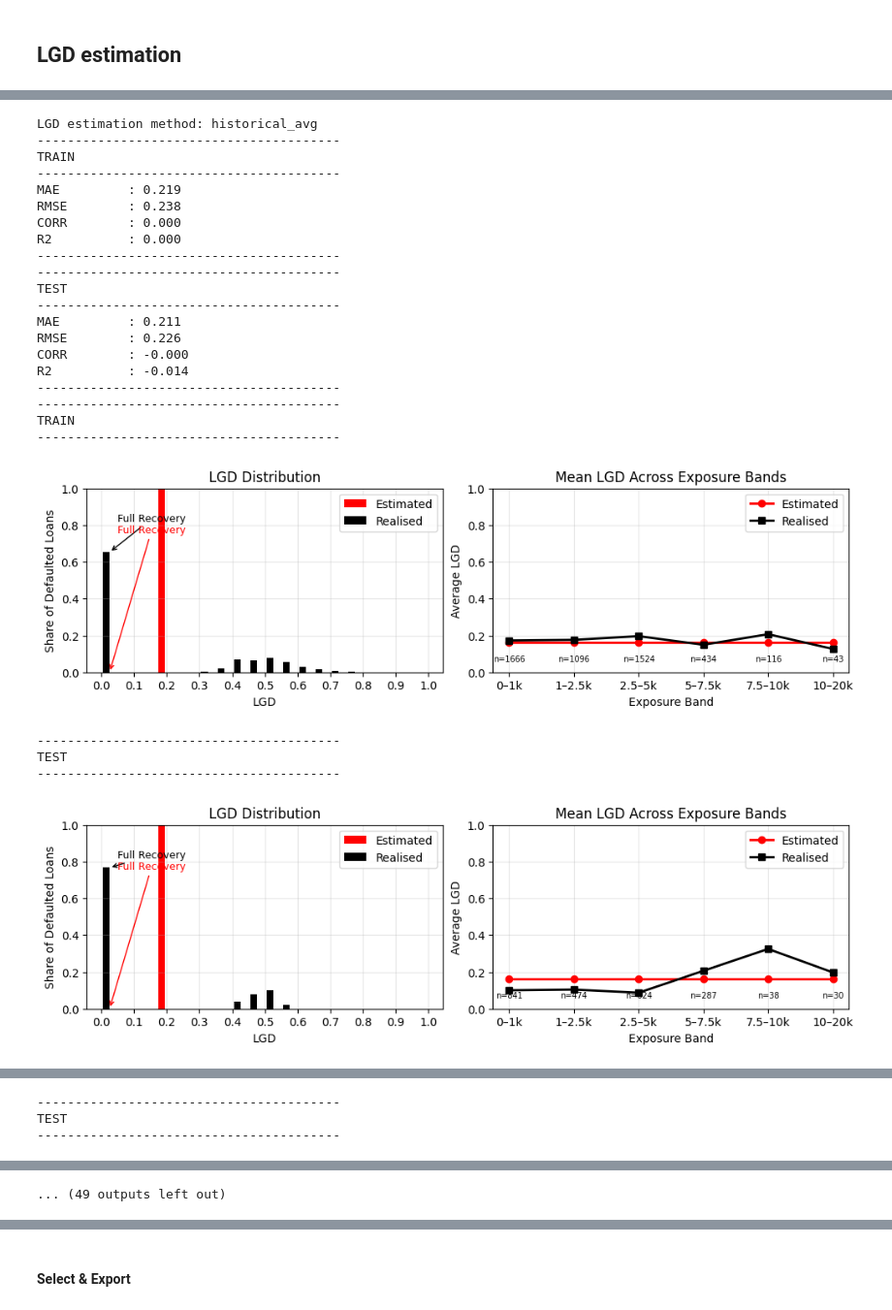
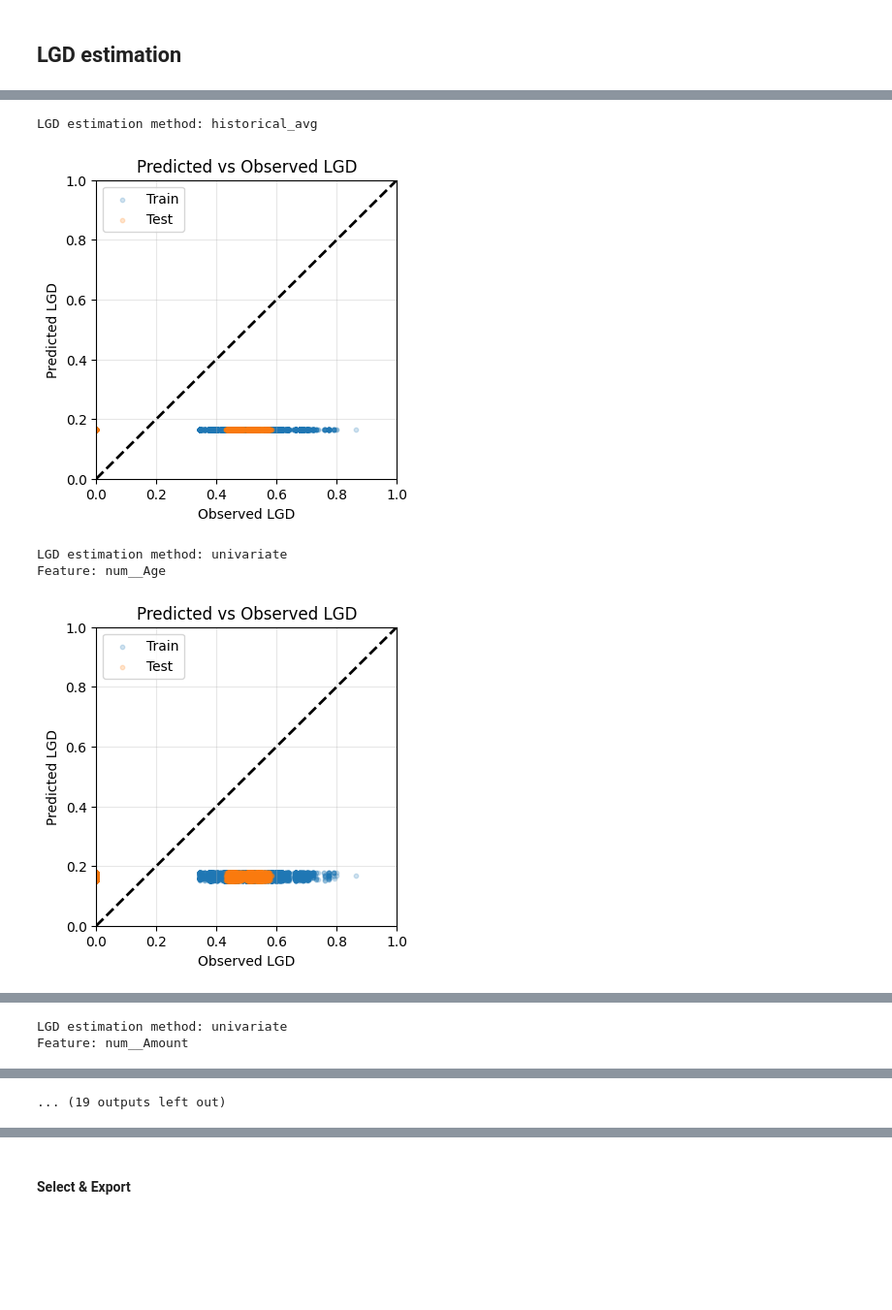
Before and after one commit to kostis2019/CREDIT-RISK-FRAMEWORK, a Jupyter notebook: notebooks/05_LGD_experimenting.ipynb, the cells around one changed output, grey strips where cells are left out. Shown at 97% size. Drawn from its saved outputs; the diff is of its cells as text; code cells hidden in the pictures; blank space fills up the shorter version.

Commit message:
Major framework refactoring: modular PD/LGD pipelines, preprocessing, model selection, EL calculation and capital framework preparation.

```diff
--- a/notebooks/05_LGD_experimenting.ipynb
+++ b/notebooks/05_LGD_experimenting.ipynb
@@ -246,22 +286,0 @@ default12                                      0         0.000000
-# %%
-# impute
-
-imputer = SimpleImputer(strategy="median")
-
-X_trai[num_cols] = imputer.fit_transform(X_trai[num_cols])
-X_test[num_cols] = imputer.transform(X_test[num_cols])
-
-imputer = SimpleImputer(strategy="most_frequent")
-
-X_trai[cat_cols] = imputer.fit_transform(X_trai[cat_cols])
-X_test[cat_cols] = imputer.transform(X_test[cat_cols])
-
-# scale for regression
-
-scaler = StandardScaler()
-
-X_trai_scaled = X_trai.copy()
-X_test_scaled = X_test.copy()
-
-X_trai_scaled[num_cols] = scaler.fit_transform(X_trai_scaled[num_cols])
-X_test_scaled[num_cols] = scaler.transform(X_test_scaled[num_cols])
@@ -397,74 +417,47 @@ for experiment, method, variable in experiments:
 
     # fit lgds on training dataset
 
-    lgd_model = fit_lgd(ds_trai, method=method, one_variable=variable)
+    lgd_model = fit_lgd(ds_trai_emp, method=method, one_variable=variable)
 
     # transform lgds on training dataset
 
-    ds_trai   = transform_lgd(ds_trai, lgd_model)
+    pred_trai   = transform_lgd(ds_trai_emp, lgd_model)
 
     # transform lgds on testing dataset
 
-    ds_test   = transform_lgd(ds_test, lgd_model)
+    pred_test   = transform_lgd(ds_test_emp, lgd_model)
 
     # evaluate: calculate metrics
 
-    metrics_trai = my_regression_metrics(ds_trai["LossGivenDefault"], ds_trai["LGD"], dataset_name="TRAIN", verbose=True)
-    metrics_test = my_regression_metrics(ds_test["LossGivenDefault"], ds_test["LGD"], dataset_name="TEST" , verbose=True)
+    metrics_trai = my_regression_metrics(pred_trai["LossGivenDefault"], pred_trai["LGD"], dataset_name="TRAIN", verbose=False)
+    metrics_test = my_regression_metrics(pred_test["LossGivenDefault"], pred_test["LGD"], dataset_name="TEST" , verbose=False)
 
     # append
 
     metrics_trai["Experiment"] = experiment
     metrics_trai["Dataset"]    = "TRAIN"
     metrics_trai["Method"]     = method
     metrics_trai["Variable"]   = variable
     experiment_metrics.append(metrics_trai)
 
     metrics_test["Experiment"] = experiment
     metrics_test["Dataset"]    = "TEST"
     metrics_test["Method"]     = method
     metrics_test["Variable"]   = variable
     experiment_metrics.append(metrics_test)
 
     # evaluate: visually
 
-    print("-" * 40)
-    print("TRAIN")
-    print("-" * 40)
-    compare_lgd_distributions(ds_trai)
-    print("-" * 40)
-    print("TEST")
-    print("-" * 40)
-    compare_lgd_distributions(ds_test)
+    pred_vs_obs_lgd(pred_trai, pred_test)
 
 # put together
 
-experiment_metrics = pd.DataFrame(experiment_metrics)
-display(experiment_metrics.sort_values(by=["Experiment", "Dataset"], ascending=[False, False]))
+experiment_metrics_EMPIRICAL = pd.DataFrame(experiment_metrics)
+display(experiment_metrics_EMPIRICAL.sort_values(by=["Experiment", "Dataset"], ascending=[False, False]))
 # %% [output]
 LGD estimation method: historical_avg
-----------------------------------------
-TRAIN
-----------------------------------------
-MAE         : 0.219
-RMSE        : 0.238
-CORR        : 0.000
-R2          : 0.000
-----------------------------------------
-----------------------------------------
-TEST
-----------------------------------------
-MAE         : 0.211
-RMSE        : 0.226
-CORR        : -0.000
-R2          : -0.014
-----------------------------------------
-----------------------------------------
-TRAIN
-----------------------------------------
-[figure, old version]
+[figure, new version]
-----------------------------------------
-TEST
-----------------------------------------
+LGD estimation method: univariate
+Feature: num__Age
-[figure, old version]
+[figure, new version]
 LGD estimation method: univariate
@@ -488,3 +466,2 @@ TRAIN
-----------------------------------------
-TEST
-----------------------------------------
+LGD estimation method: univariate
+Feature: num__Amount
@@ -514 +475 @@ TEST
-... (49 outputs left out)
+... (19 outputs left out)
```
Also changed, not shown: parts of 25 cells of this notebook, 8 other files.
